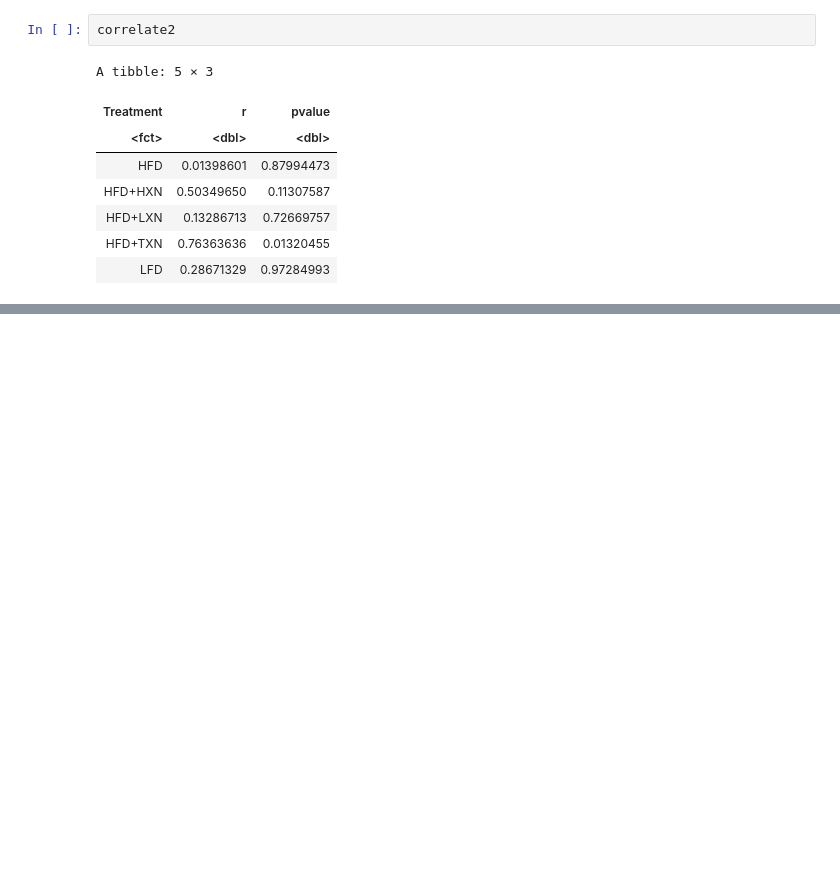
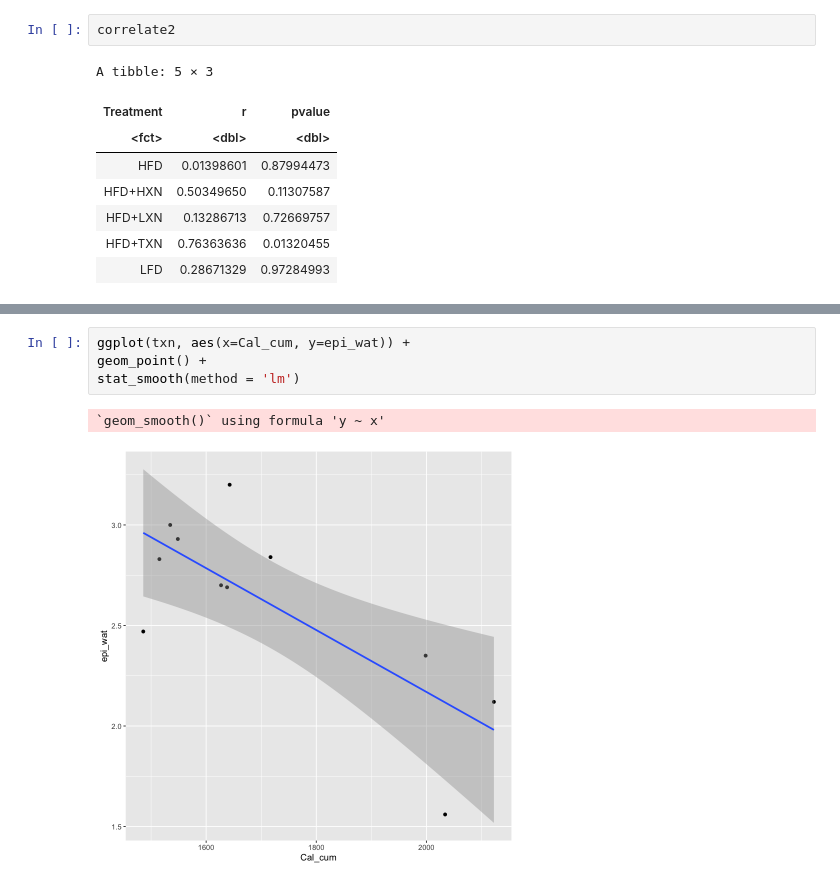
Before and after one commit to zhangyang2017/PPAR, a Jupyter notebook: manuscript/tables/stats.ipynb, the cells around one changed output, grey strips where cells are left out. Drawn from its saved outputs; the diff is of its cells as text; blank space fills up the shorter version.

Commit message:
table stats

```diff
--- a/manuscript/tables/stats.ipynb
+++ b/manuscript/tables/stats.ipynb
@@ -148,0 +252,7 @@ package DESCRIPTION file and may need manual editing, see
+# %%
+ggplot(txn, aes(x=Cal_cum, y=epi_wat)) +
+geom_point() +
+stat_smooth(method = 'lm')
+# %% [output]
+`geom_smooth()` using formula 'y ~ x'
+[figure, added]
```
Also changed, not shown: parts of 35 cells of this notebook, 1 other file.
